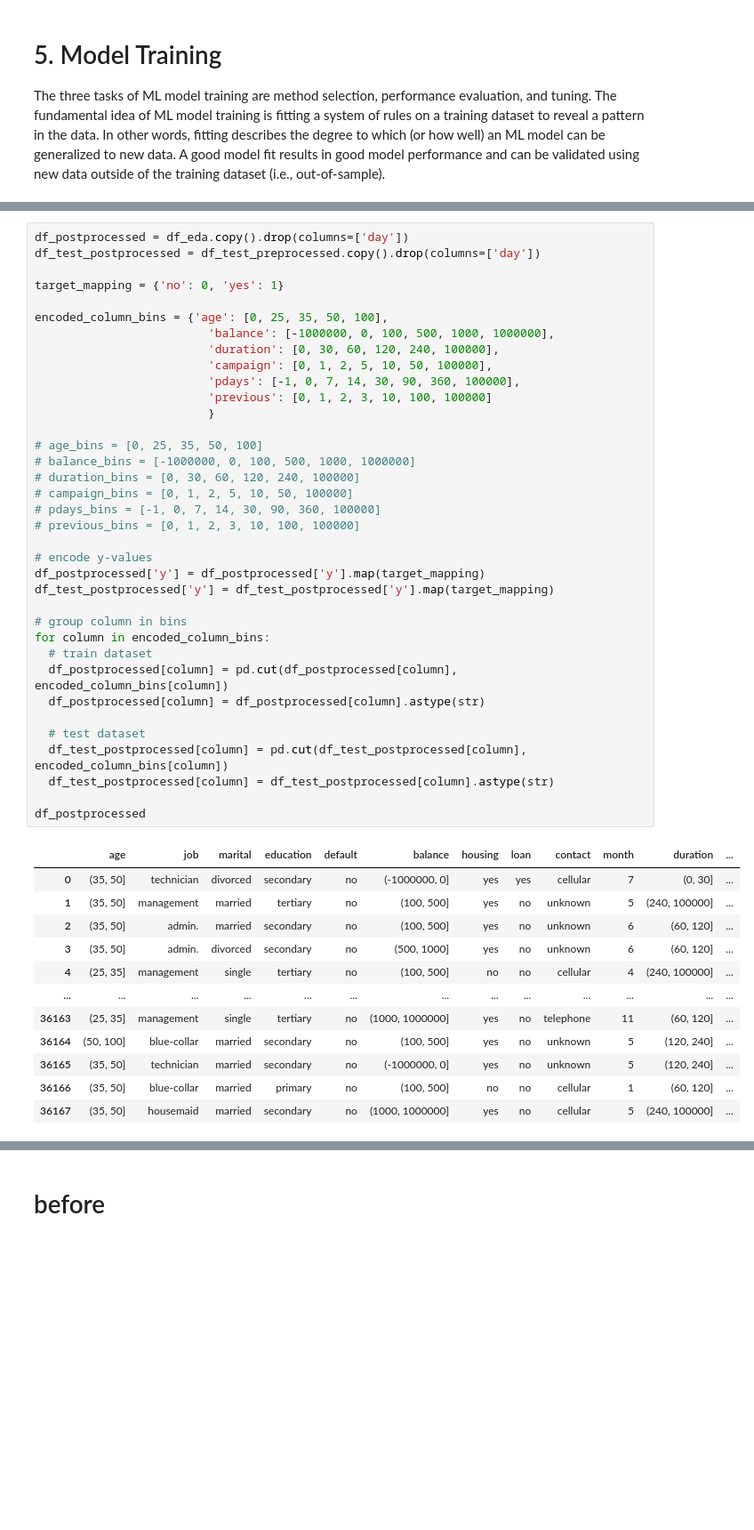
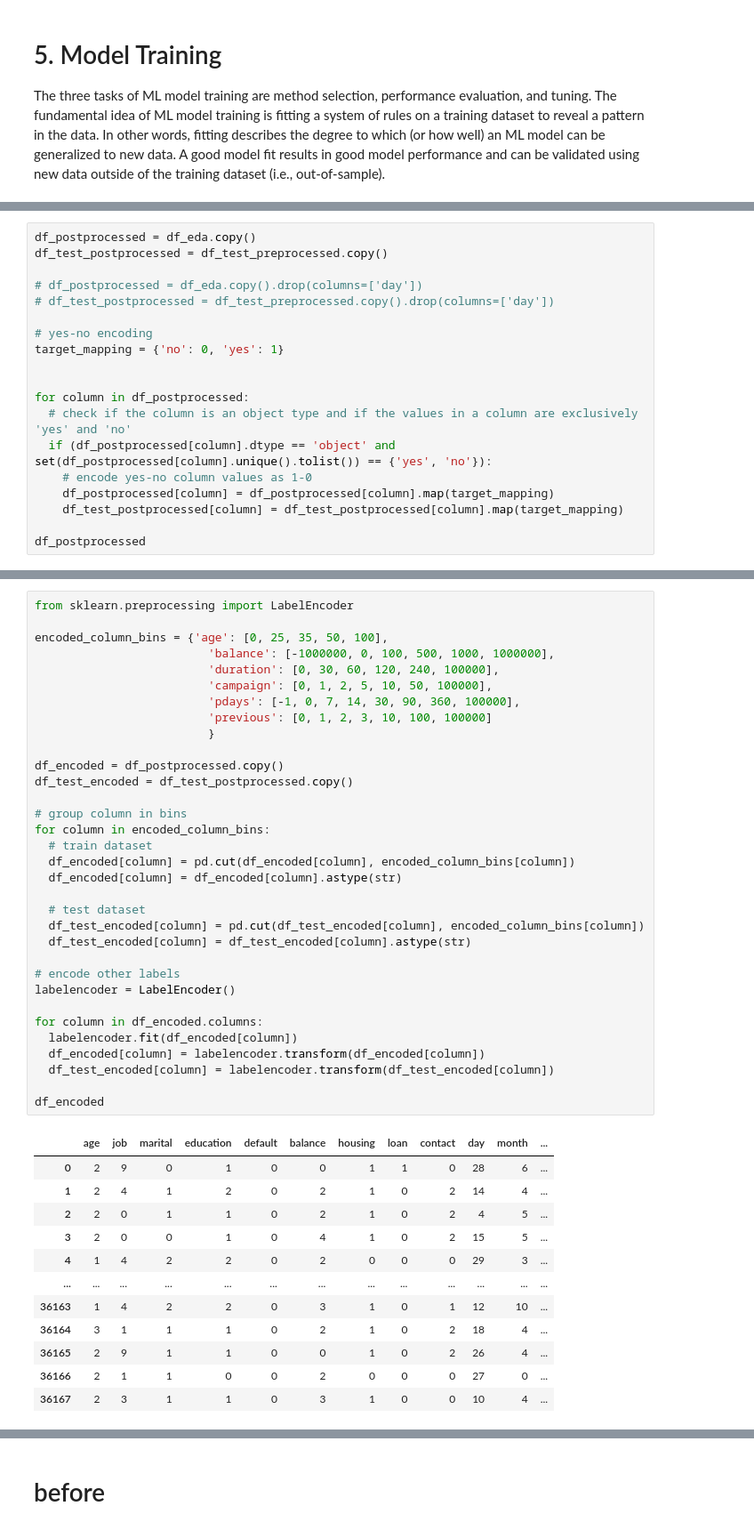
Before and after one commit to yikchungchan/DSA-5101-P1, a Jupyter notebook: DSA5101_project.ipynb, the cells around one changed output, grey strips where cells are left out. Shown at 89% size. Saved outputs shown, nothing was run; the diff lists cells and outputs as text; blank space fills up the shorter version.

```diff
--- a/DSA5101_project.ipynb
+++ b/DSA5101_project.ipynb
@@ -743,3 +747,22 @@ df_eda.describe()
 | 50% | 39.000000 | 448.000000 | 16.000000 | 6.000000 | 180.000000 | 2.000000 | -1.000000 | 0.000000 |
 | 75% | 48.000000 | 1422.250000 | 21.000000 | 8.000000 | 320.000000 | 3.000000 | -1.000000 | 0.000000 |
 | max | 95.000000 | 102127.000000 | 31.000000 | 12.000000 | 4918.000000 | 63.000000 | 871.000000 | 275.000000 |
+# %%
+df_postprocessed = df_eda.copy()
+df_test_postprocessed = df_test_preprocessed.copy()
+
+# df_postprocessed = df_eda.copy().drop(columns=['day'])
+# df_test_postprocessed = df_test_preprocessed.copy().drop(columns=['day'])
+
+# yes-no encoding
+target_mapping = {'no': 0, 'yes': 1}
+
+
+for column in df_postprocessed:
+  # check if the column is an object type and if the values in a column are exclusively 'yes' and 'no'
+  if (df_postprocessed[column].dtype == 'object' and set(df_postprocessed[column].unique().tolist()) == {'yes', 'no'}):
+    # encode yes-no column values as 1-0
+    df_postprocessed[column] = df_postprocessed[column].map(target_mapping)
+    df_test_postprocessed[column] = df_test_postprocessed[column].map(target_mapping)
+
+df_postprocessed
@@ -746,49 +783,46 @@ df_eda.describe()
 # %%
-df_postprocessed = df_eda.copy().drop(columns=['day'])
-df_test_postprocessed = df_test_preprocessed.copy().drop(columns=['day'])
-
-target_mapping = {'no': 0, 'yes': 1}
+from sklearn.preprocessing import LabelEncoder
 
 encoded_column_bins = {'age': [0, 25, 35, 50, 100],
                          'balance': [-1000000, 0, 100, 500, 1000, 1000000],
                          'duration': [0, 30, 60, 120, 240, 100000],
                          'campaign': [0, 1, 2, 5, 10, 50, 100000],
                          'pdays': [-1, 0, 7, 14, 30, 90, 360, 100000],
                          'previous': [0, 1, 2, 3, 10, 100, 100000]
                          }
 
-# age_bins = [0, 25, 35, 50, 100]
-# balance_bins = [-1000000, 0, 100, 500, 1000, 1000000]
-# duration_bins = [0, 30, 60, 120, 240, 100000]
-# campaign_bins = [0, 1, 2, 5, 10, 50, 100000]
-# pdays_bins = [-1, 0, 7, 14, 30, 90, 360, 100000]
-# previous_bins = [0, 1, 2, 3, 10, 100, 100000]
-
-# encode y-values
-df_postprocessed['y'] = df_postprocessed['y'].map(target_mapping)
-df_test_postprocessed['y'] = df_test_postprocessed['y'].map(target_mapping)
+df_encoded = df_postprocessed.copy()
+df_test_encoded = df_test_postprocessed.copy()
 
 # group column in bins
 for column in encoded_column_bins:
   # train dataset
-  df_postprocessed[column] = pd.cut(df_postprocessed[column], encoded_column_bins[column])
-  df_postprocessed[column] = df_postprocessed[column].astype(str)
+  df_encoded[column] = pd.cut(df_encoded[column], encoded_column_bins[column])
+  df_encoded[column] = df_encoded[column].astype(str)
 
   # test dataset
-  df_test_postprocessed[column] = pd.cut(df_test_postprocessed[column], encoded_column_bins[column])
-  df_test_postprocessed[column] = df_test_postprocessed[column].astype(str)
+  df_test_encoded[column] = pd.cut(df_test_encoded[column], encoded_column_bins[column])
+  df_test_encoded[column] = df_test_encoded[column].astype(str)
 
-df_postprocessed
+# encode other labels
+labelencoder = LabelEncoder()
+
+for column in df_encoded.columns:
+  labelencoder.fit(df_encoded[column])
+  df_encoded[column] = labelencoder.transform(df_encoded[column])
+  df_test_encoded[column] = labelencoder.transform(df_test_encoded[column])
+
+df_encoded
 # %% [output]
-|  | age | job | marital | education | default | balance | housing | loan | contact | month | duration | ... |
-| 0 | (35, 50] | technician | divorced | secondary | no | (-1000000, 0] | yes | yes | cellular | 7 | (0, 30] | ... |
-| 1 | (35, 50] | management | married | tertiary | no | (100, 500] | yes | no | unknown | 5 | (240, 100000] | ... |
-| 2 | (35, 50] | admin. | married | secondary | no | (100, 500] | yes | no | unknown | 6 | (60, 120] | ... |
-| 3 | (35, 50] | admin. | divorced | secondary | no | (500, 1000] | yes | no | unknown | 6 | (60, 120] | ... |
-| 4 | (25, 35] | management | single | tertiary | no | (100, 500] | no | no | cellular | 4 | (240, 100000] | ... |
+|  | age | job | marital | education | default | balance | housing | loan | contact | day | month | ... |
+| 0 | 2 | 9 | 0 | 1 | 0 | 0 | 1 | 1 | 0 | 28 | 6 | ... |
+| 1 | 2 | 4 | 1 | 2 | 0 | 2 | 1 | 0 | 2 | 14 | 4 | ... |
+| 2 | 2 | 0 | 1 | 1 | 0 | 2 | 1 | 0 | 2 | 4 | 5 | ... |
+| 3 | 2 | 0 | 0 | 1 | 0 | 4 | 1 | 0 | 2 | 15 | 5 | ... |
+| 4 | 1 | 4 | 2 | 2 | 0 | 2 | 0 | 0 | 0 | 29 | 3 | ... |
 | ... | ... | ... | ... | ... | ... | ... | ... | ... | ... | ... | ... | ... |
-| 36163 | (25, 35] | management | single | tertiary | no | (1000, 1000000] | yes | no | telephone | 11 | (60, 120] | ... |
-| 36164 | (50, 100] | blue-collar | married | secondary | no | (100, 500] | yes | no | unknown | 5 | (120, 240] | ... |
-| 36165 | (35, 50] | technician | married | secondary | no | (-1000000, 0] | yes | no | unknown | 5 | (120, 240] | ... |
-| 36166 | (35, 50] | blue-collar | married | primary | no | (100, 500] | no | no | cellular | 1 | (60, 120] | ... |
-| 36167 | (35, 50] | housemaid | married | secondary | no | (1000, 1000000] | yes | no | cellular | 5 | (240, 100000] | ... |
+| 36163 | 1 | 4 | 2 | 2 | 0 | 3 | 1 | 0 | 1 | 12 | 10 | ... |
+| 36164 | 3 | 1 | 1 | 1 | 0 | 2 | 1 | 0 | 2 | 18 | 4 | ... |
+| 36165 | 2 | 9 | 1 | 1 | 0 | 0 | 1 | 0 | 2 | 26 | 4 | ... |
+| 36166 | 2 | 1 | 1 | 0 | 0 | 2 | 0 | 0 | 0 | 27 | 0 | ... |
+| 36167 | 2 | 3 | 1 | 1 | 0 | 3 | 1 | 0 | 0 | 10 | 4 | ... |
```
Also changed, not shown: parts of 34 cells of this notebook.
